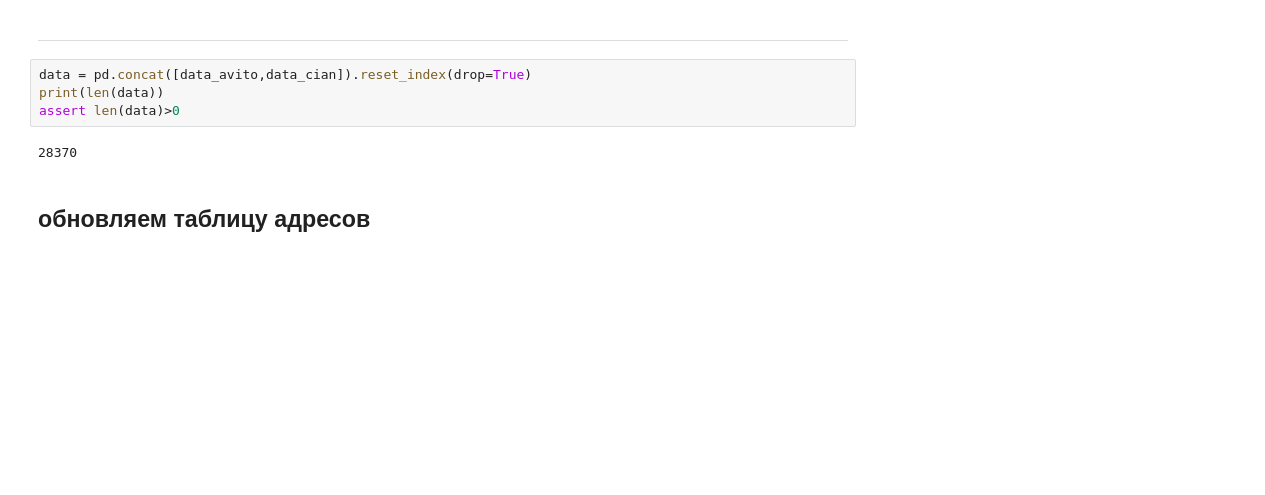
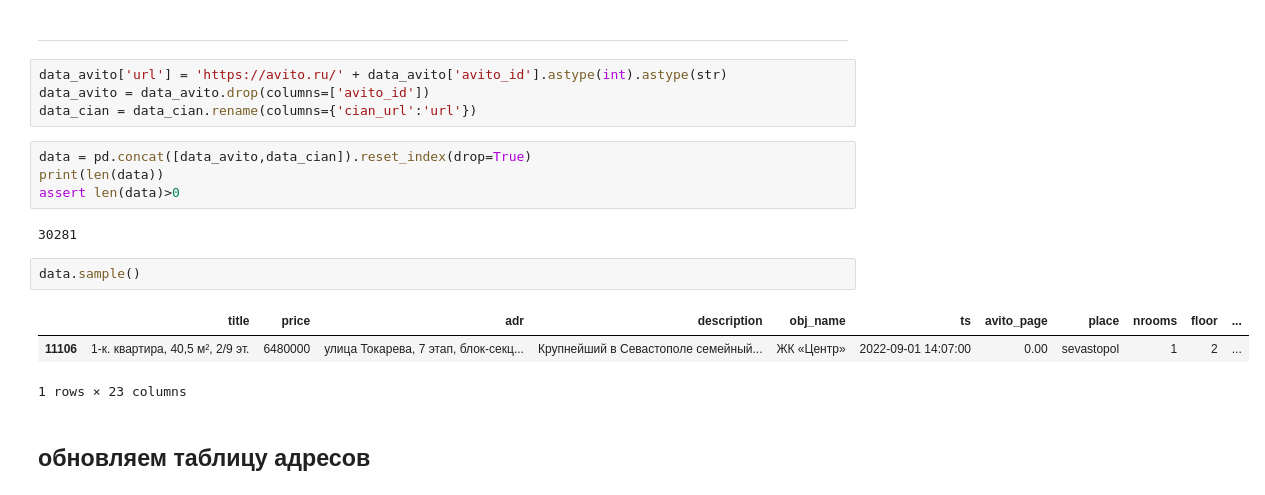
Before and after one commit to smechanoid/avito-parser, a Jupyter notebook: 06a-data-join-flat.ipynb, the cells around one changed output. Saved outputs shown, nothing was run; the diff lists cells and outputs as text; blank space fills up the shorter version.

```diff
--- a/06a-data-join-flat.ipynb
+++ b/06a-data-join-flat.ipynb
@@ -259,12 +261,22 @@ dtype: bool
 # data_cian[ data_cian['obj_name'].str.len()>0 ][['title','obj_name',]] # .to_csv('tmp/cian_title.csv',sep='\t')|
 # %% [markdown]
 ----
+# %%
+data_avito['url'] = 'https://avito.ru/' + data_avito['avito_id'].astype(int).astype(str)
+data_avito = data_avito.drop(columns=['avito_id'])
+data_cian = data_cian.rename(columns={'cian_url':'url'})
 # %%
 data = pd.concat([data_avito,data_cian]).reset_index(drop=True)
 print(len(data))
 assert len(data)>0
 # %% [output]
-28370
+30281
+# %%
+data.sample()
+# %% [output]
+|  | title | price | adr | description | obj_name | ts | avito_page | place | nrooms | floor | ... |
+| 11106 | 1-к. квартира, 40,5 м², 2/9 эт. | 6480000 | улица Токарева, 7 этап, блок-секц... | Крупнейший в Севастополе семейный... | ЖК «Центр» | 2022-09-01 14:07:00 | 0.00 | sevastopol | 1 | 2 | ... |
+1 rows × 23 columns
 # %% [markdown]
 ## обновляем таблицу адресов
 # %%
```
Also changed, not shown: parts of 13 cells of this notebook, 15 other files.
